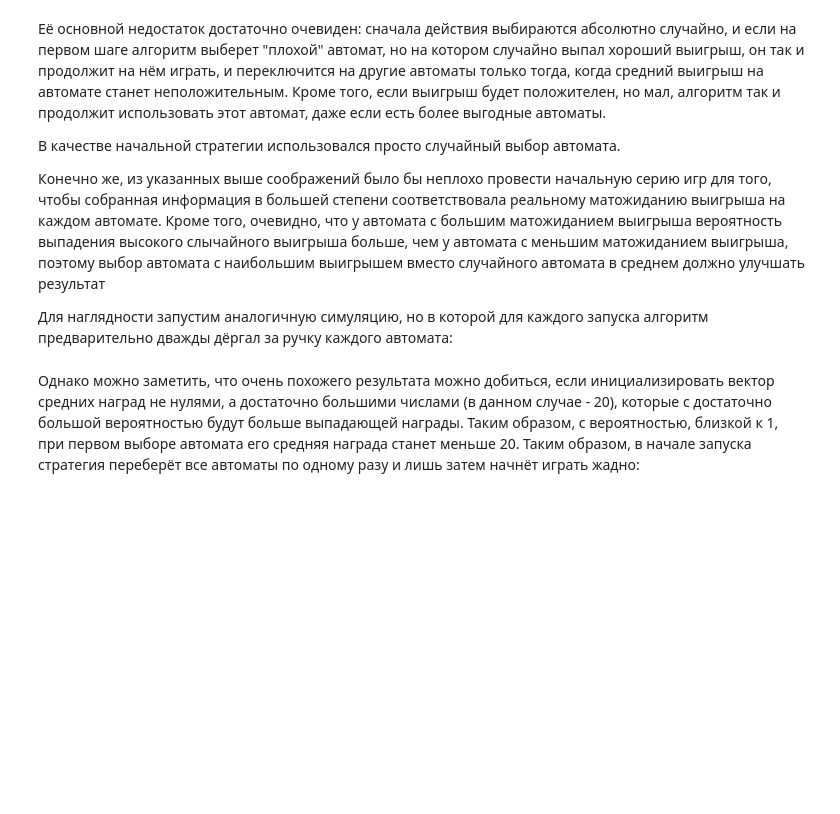
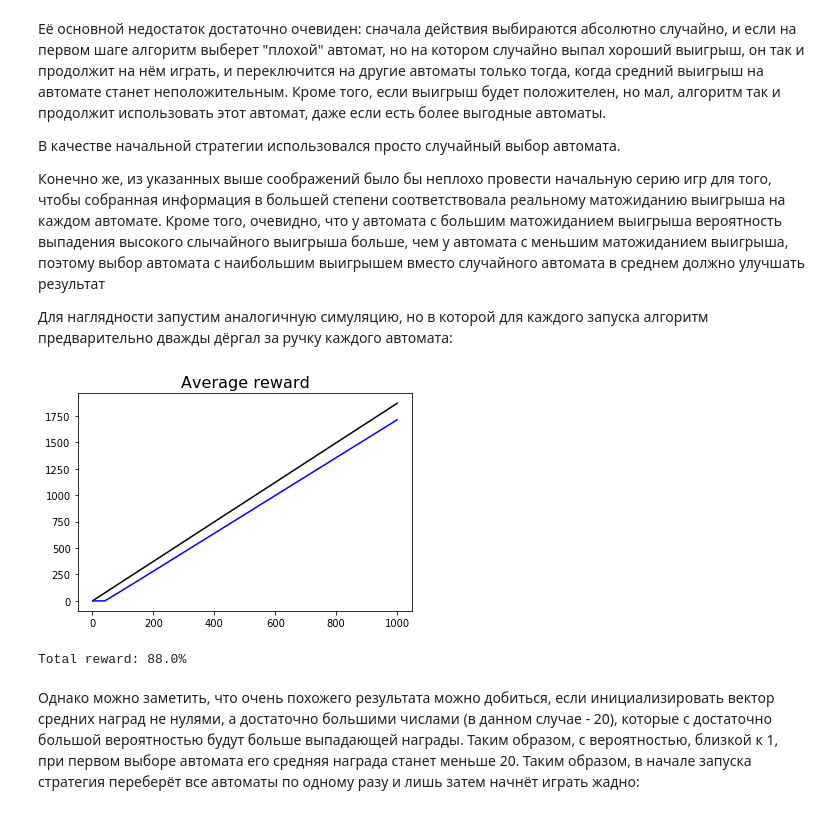
Before and after one commit to v-sopov/renju, a Jupyter notebook: lab4_solution.ipynb, the cells around one changed output. Saved outputs shown, nothing was run; the diff lists cells and outputs as text; code cells hidden in the pictures; blank space fills up the shorter version.

```diff
--- a/lab4_solution.ipynb
+++ b/lab4_solution.ipynb
@@ -149,39 +151,57 @@ Total reward: 56.0%
 # %%
 class InitializingPlayer:
     def __init__(self, actions, steps, strategy_class, **kwargs):
         self.actions = actions
         self.strategy_class = strategy_class
         self.steps = steps
         self.strategy_args = kwargs
-    def evaluate(self, games=10000):
+    def evaluate(self, games=1000, progressbar=True,hold=False, show=True,
+                 show_opt=True, smoothen=False, color='b', label=' '):
         rewards = np.zeros(self.steps)
-        optimum = 0.0
-        for game in log_progress(range(games), every=10):
+        optimum = np.zeros(self.steps)
+        if progressbar:
+            games_range = log_progress(range(games), every=10)
+        else:
+            games_range = range(games)
+        for game in games_range:
             model = MAB_Model(self.actions)
-            optimum += model.reward_means.max()
             strategy = self.strategy_class(model, **(self.strategy_args))
             for action in range(model.actions):
                 reward = strategy.model.get_reward(action)
                 strategy.update_reward(action, reward)
-                rewards[action] += reward
+                rewards[action] += reward / games
+                optimum[action] += model.reward_means.max() / games
             for action in range(model.actions):
                 reward = strategy.model.get_reward(action)
                 strategy.update_reward(action, reward)
-                rewards[model.actions + action] += reward
-            for i in range(self.steps - 2 * model.actions):
-                rewards[2 * model.actions + i] += strategy.make_step()
-        rewards /= games
-        optimum /= games
-        x = np.arange(1, self.steps+1)
-        plt.plot(x, np.full_like(rewards, 100), 'k')
-        plt.plot(x, rewards * 100/optimum, 'b')
-        plt.title('Average reward')
-        plt.show()
-        return round(rewards.sum() * 100 / optimum / games)
+                rewards[model.actions + action] += reward / games
+                optimum[action + model.actions] += model.reward_means.max() / games
+            for i in range(self.steps - 2*model.actions):
+                rewards[i + 2*model.actions] += strategy.make_step() / games
+                optimum[i + 2*model.actions] += model.reward_means.max() / games
+        for i in range(1, self.steps):
+            rewards[i] += rewards[i-1]
+            optimum[i] += optimum[i-1]
+        if show:
+            x = np.arange(1, self.steps+1)
+            if show_opt:
+                plt.plot(x, optimum, 'k', label='optimum')
+            plot_rewards = rewards
+            if (smoothen):
+                plot_rewards = rewards.copy()
+                plot_rewards = gaussian_filter1d(plot_rewards, 10.0)
+            plt.plot(x, plot_rewards, color, label=label)
+            plt.title('Average reward', fontsize=16)
+            if not hold:
+                plt.show()
+        return round(rewards.sum() * 100  / optimum.sum())
 
 player = InitializingPlayer(20, 1000, Greedy)
 result = player.evaluate(games=1000)
 print('Total reward:', str(result) + "%")
+# %% [output]
+[figure, added]
+Total reward: 88.0%
 # %% [markdown]
 Однако можно заметить, что очень похожего результата можно добиться, если инициализировать вектор средних наград не нулями, а достаточно большими числами (в данном случае - 20), которые с достаточно большой вероятностью будут больше выпадающей награды. Таким образом, с вероятностью, близкой к 1, при первом выборе автомата его средняя награда станет меньше 20. Таким образом, в начале запуска стратегия переберёт все автоматы по одному разу и лишь затем начнёт играть жадно:
 # %%
```
Also changed, not shown: parts of 9 cells of this notebook.
